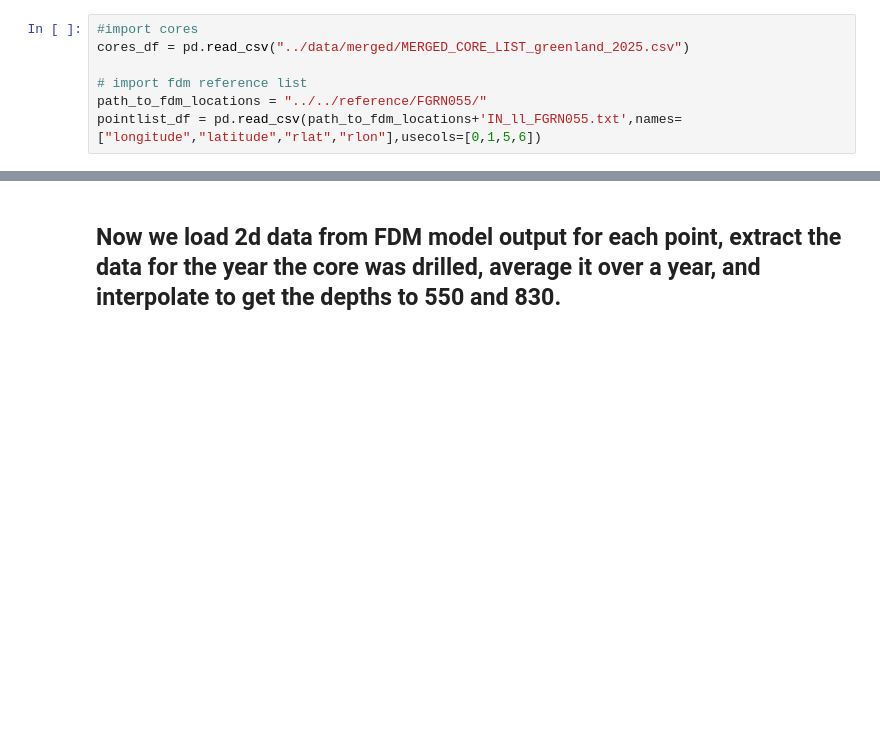
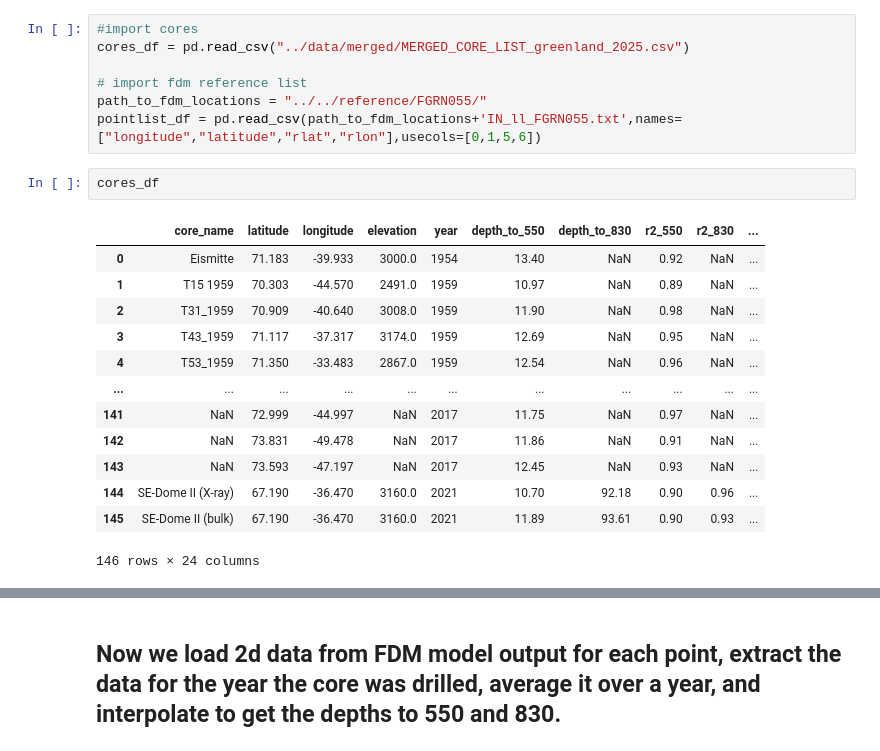
Before and after one commit to IMAU-ice-and-climate/IMAU-FDM, a Jupyter notebook: MO_fit/code/MO_fit.ipynb, the cells around one changed output, grey strips where cells are left out. Saved outputs shown, nothing was run; the diff lists cells and outputs as text; blank space fills up the shorter version.

```diff
--- a/MO_fit/code/MO_fit.ipynb
+++ b/MO_fit/code/MO_fit.ipynb
@@ -33,6 +33,22 @@ cores_df = pd.read_csv("../data/merged/MERGED_CORE_LIST_greenland_2025.csv")
 # import fdm reference list
 path_to_fdm_locations = "../../reference/FGRN055/"
 pointlist_df = pd.read_csv(path_to_fdm_locations+'IN_ll_FGRN055.txt',names=["longitude","latitude","rlat","rlon"],usecols=[0,1,5,6])
+# %%
+cores_df
+# %% [output]
+|  | core_name | latitude | longitude | elevation | year | depth_to_550 | depth_to_830 | r2_550 | r2_830 | ... |
+| 0 | Eismitte | 71.183 | -39.933 | 3000.0 | 1954 | 13.40 | NaN | 0.92 | NaN | ... |
+| 1 | T15 1959 | 70.303 | -44.570 | 2491.0 | 1959 | 10.97 | NaN | 0.89 | NaN | ... |
+| 2 | T31_1959 | 70.909 | -40.640 | 3008.0 | 1959 | 11.90 | NaN | 0.98 | NaN | ... |
+| 3 | T43_1959 | 71.117 | -37.317 | 3174.0 | 1959 | 12.69 | NaN | 0.95 | NaN | ... |
+| 4 | T53_1959 | 71.350 | -33.483 | 2867.0 | 1959 | 12.54 | NaN | 0.96 | NaN | ... |
+| ... | ... | ... | ... | ... | ... | ... | ... | ... | ... | ... |
+| 141 | NaN | 72.999 | -44.997 | NaN | 2017 | 11.75 | NaN | 0.97 | NaN | ... |
+| 142 | NaN | 73.831 | -49.478 | NaN | 2017 | 11.86 | NaN | 0.91 | NaN | ... |
+| 143 | NaN | 73.593 | -47.197 | NaN | 2017 | 12.45 | NaN | 0.93 | NaN | ... |
+| 144 | SE-Dome II (X-ray) | 67.190 | -36.470 | 3160.0 | 2021 | 10.70 | 92.18 | 0.90 | 0.96 | ... |
+| 145 | SE-Dome II (bulk) | 67.190 | -36.470 | 3160.0 | 2021 | 11.89 | 93.61 | 0.90 | 0.93 | ... |
+146 rows × 24 columns
 # %%
 # match core locations with FDM points
 
```
Also changed, not shown: parts of 1 cell of this notebook, 7 other files.
